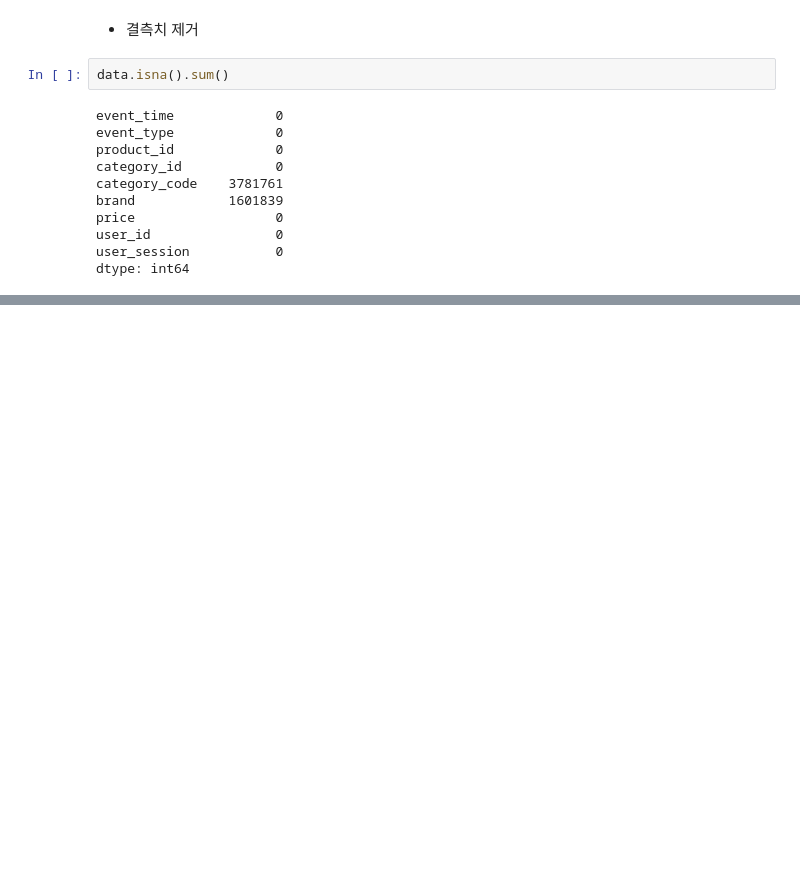
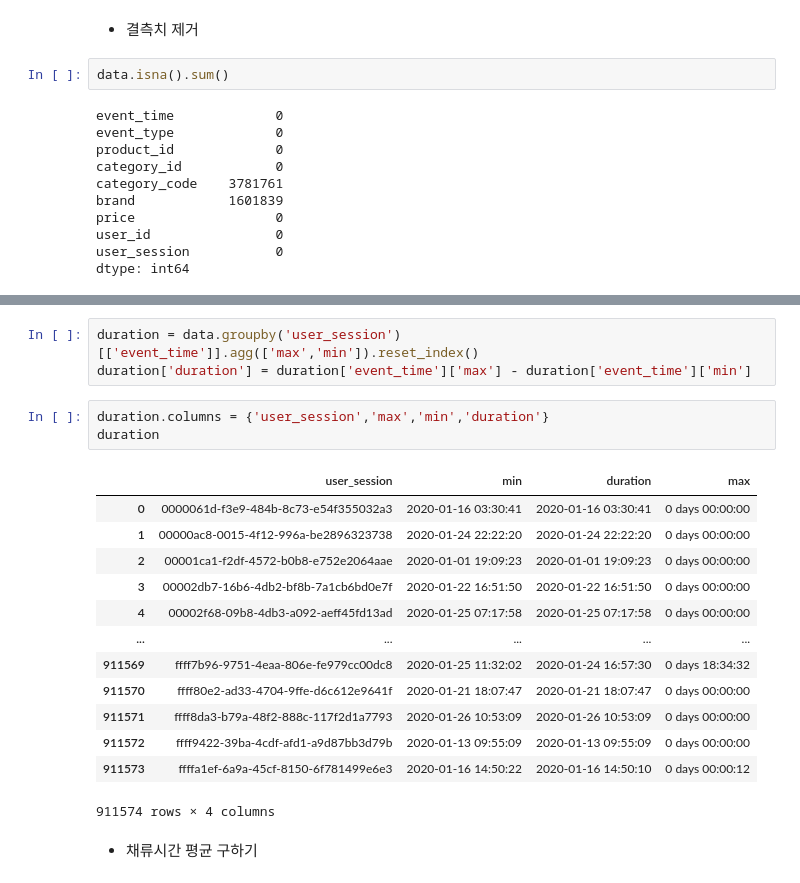
Before and after one commit to YDHYDHDONG/Funnel_Analysis, a Jupyter notebook: 사용자_행동_로그_데이터를_활용한_퍼널_분석.ipynb, the cells around one changed output, grey strips where cells are left out. Cells and saved outputs as stored; diff of their text form; blank space fills up the shorter version.

```diff
--- a/사용자_행동_로그_데이터를_활용한_퍼널_분석.ipynb
+++ b/사용자_행동_로그_데이터를_활용한_퍼널_분석.ipynb
@@ -120,0 +286,22 @@ dtype: int64
+# %%
+duration = data.groupby('user_session')[['event_time']].agg(['max','min']).reset_index()
+duration['duration'] = duration['event_time']['max'] - duration['event_time']['min']
+# %%
+duration.columns = {'user_session','max','min','duration'}
+duration
+# %% [output]
+|  | user_session | min | duration | max |
+| 0 | 0000061d-f3e9-484b-8c73-e54f355032a3 | 2020-01-16 03:30:41 | 2020-01-16 03:30:41 | 0 days 00:00:00 |
+| 1 | 00000ac8-0015-4f12-996a-be2896323738 | 2020-01-24 22:22:20 | 2020-01-24 22:22:20 | 0 days 00:00:00 |
+| 2 | 00001ca1-f2df-4572-b0b8-e752e2064aae | 2020-01-01 19:09:23 | 2020-01-01 19:09:23 | 0 days 00:00:00 |
+| 3 | 00002db7-16b6-4db2-bf8b-7a1cb6bd0e7f | 2020-01-22 16:51:50 | 2020-01-22 16:51:50 | 0 days 00:00:00 |
+| 4 | 00002f68-09b8-4db3-a092-aeff45fd13ad | 2020-01-25 07:17:58 | 2020-01-25 07:17:58 | 0 days 00:00:00 |
+| ... | ... | ... | ... | ... |
+| 911569 | ffff7b96-9751-4eaa-806e-fe979cc00dc8 | 2020-01-25 11:32:02 | 2020-01-24 16:57:30 | 0 days 18:34:32 |
+| 911570 | ffff80e2-ad33-4704-9ffe-d6c612e9641f | 2020-01-21 18:07:47 | 2020-01-21 18:07:47 | 0 days 00:00:00 |
+| 911571 | ffff8da3-b79a-48f2-888c-117f2d1a7793 | 2020-01-26 10:53:09 | 2020-01-26 10:53:09 | 0 days 00:00:00 |
+| 911572 | ffff9422-39ba-4cdf-afd1-a9d87bb3d79b | 2020-01-13 09:55:09 | 2020-01-13 09:55:09 | 0 days 00:00:00 |
+| 911573 | ffffa1ef-6a9a-45cf-8150-6f781499e6e3 | 2020-01-16 14:50:22 | 2020-01-16 14:50:10 | 0 days 00:00:12 |
+911574 rows × 4 columns
+# %% [markdown]
+- 채류시간 평균 구하기
```
Also changed, not shown: parts of 31 cells of this notebook.
